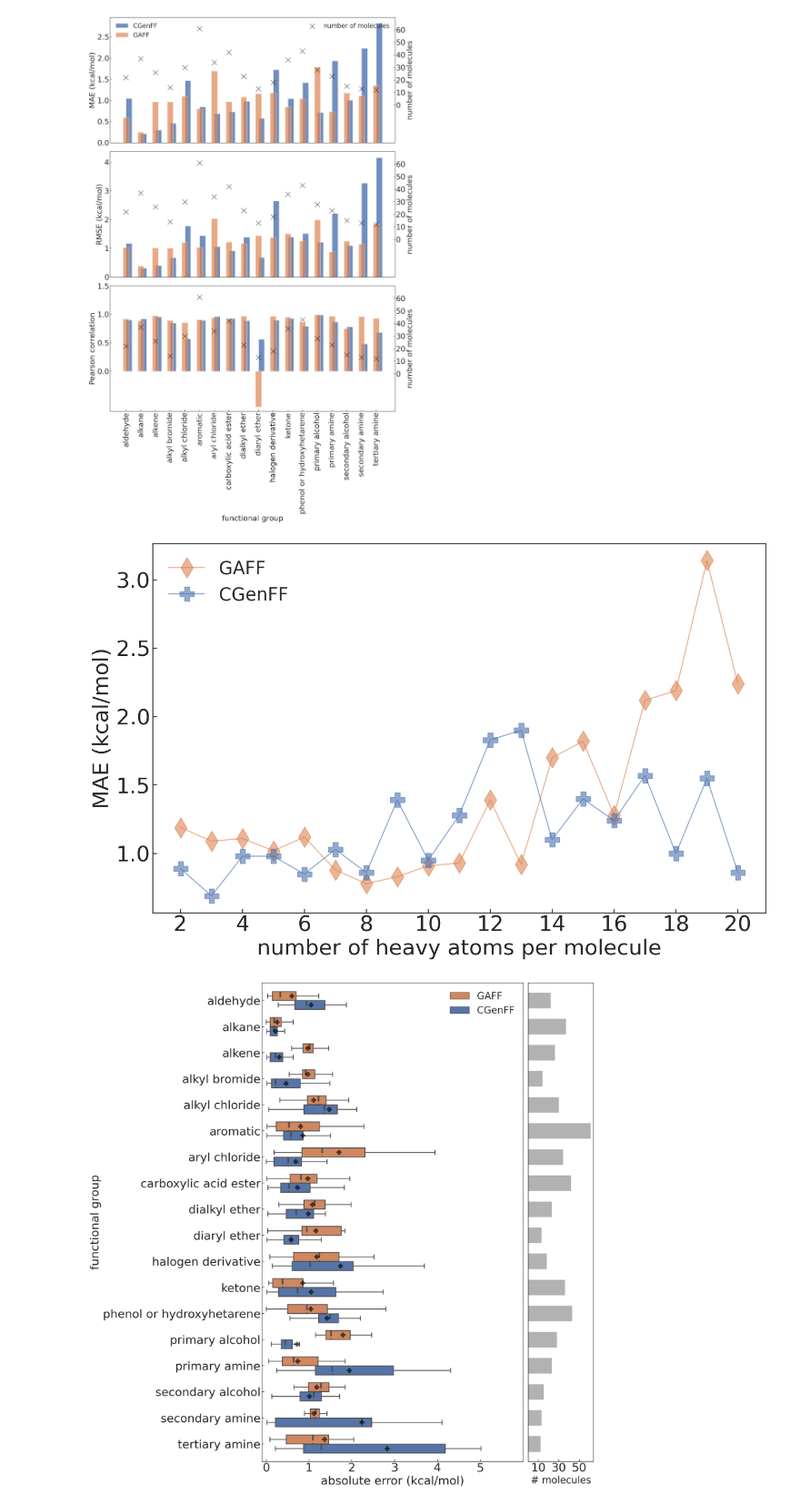
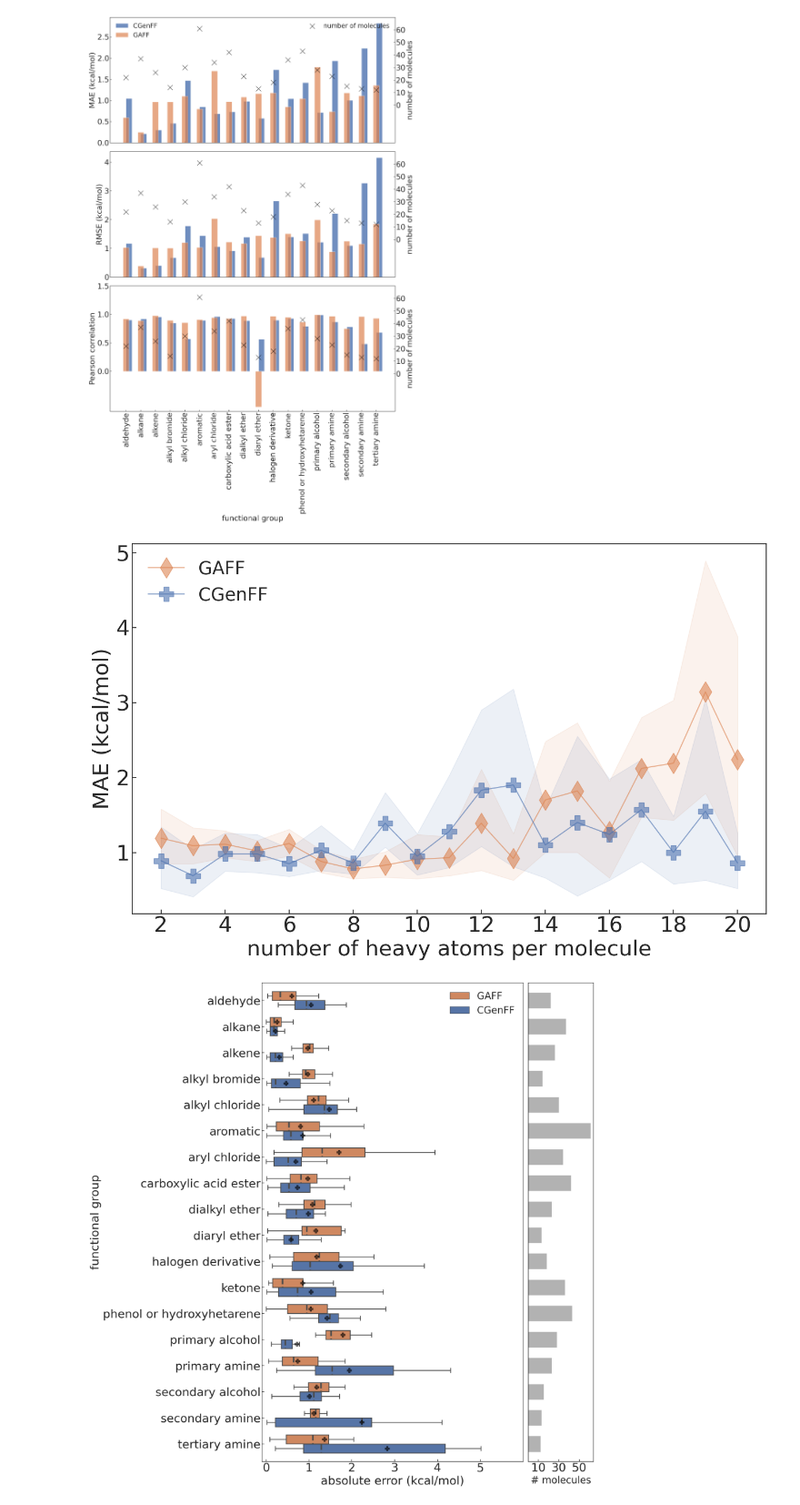
Before and after one commit to JohannesKarwou/notebooks, a Jupyter notebook: freeSolvSummary.ipynb, the cells around one changed output. Shown at 91% size. Cells and saved outputs as stored; diff of their text form; code cells hidden in the pictures.

```diff
--- a/freeSolvSummary.ipynb
+++ b/freeSolvSummary.ipynb
@@ -535,22 +535,22 @@ nr_gaff = np.asarray(nr_gaff)
 # %%
 fig, ax1 = plt.subplots(figsize=(15, 10))
 
 ax1.plot(nr_gaff[:, 0], nr_gaff[:, 1], alpha=0.6, marker="d", color="C1", label="GAFF")
-# ax1.fill_between(nr_gaff[:, 0], nr_gaff[:, 2], nr_gaff[:, 3], color="C1", alpha=0.1)
+ax1.fill_between(nr_gaff[:, 0], nr_gaff[:, 2], nr_gaff[:, 3], color="C1", alpha=0.1)
 
 ax1.plot(nr_tf[:, 0], nr_tf[:, 1], alpha=0.6, marker="P", color="C0", label="CGenFF")
-# ax1.fill_between(nr_tf[:, 0], nr_tf[:, 2], nr_tf[:, 3], color="C0", alpha=0.1)
+ax1.fill_between(nr_tf[:, 0], nr_tf[:, 2], nr_tf[:, 3], color="C0", alpha=0.1)
 
 
 ax1.set_ylabel("MAE (kcal/mol)")
 ax1.set_xlabel("number of heavy atoms per molecule")
 # ax1.set_yticks(np.arange(0,5))
 ax1.set_xticks(np.arange(2, 21, 2))
 plt.legend(frameon=False, loc="upper left")
 plt.tight_layout()
 plt.savefig("images/atoms_per_molecule.pdf")
 # %% [output]
-[figure, old version]
+[figure, new version]
 # %%
 groups.loc[:, "GAFF"] = np.nan
 groups.loc[:, "CGenFF"] = np.nan
```
Also changed, not shown: parts of 7 cells of this notebook, 10 other files.
